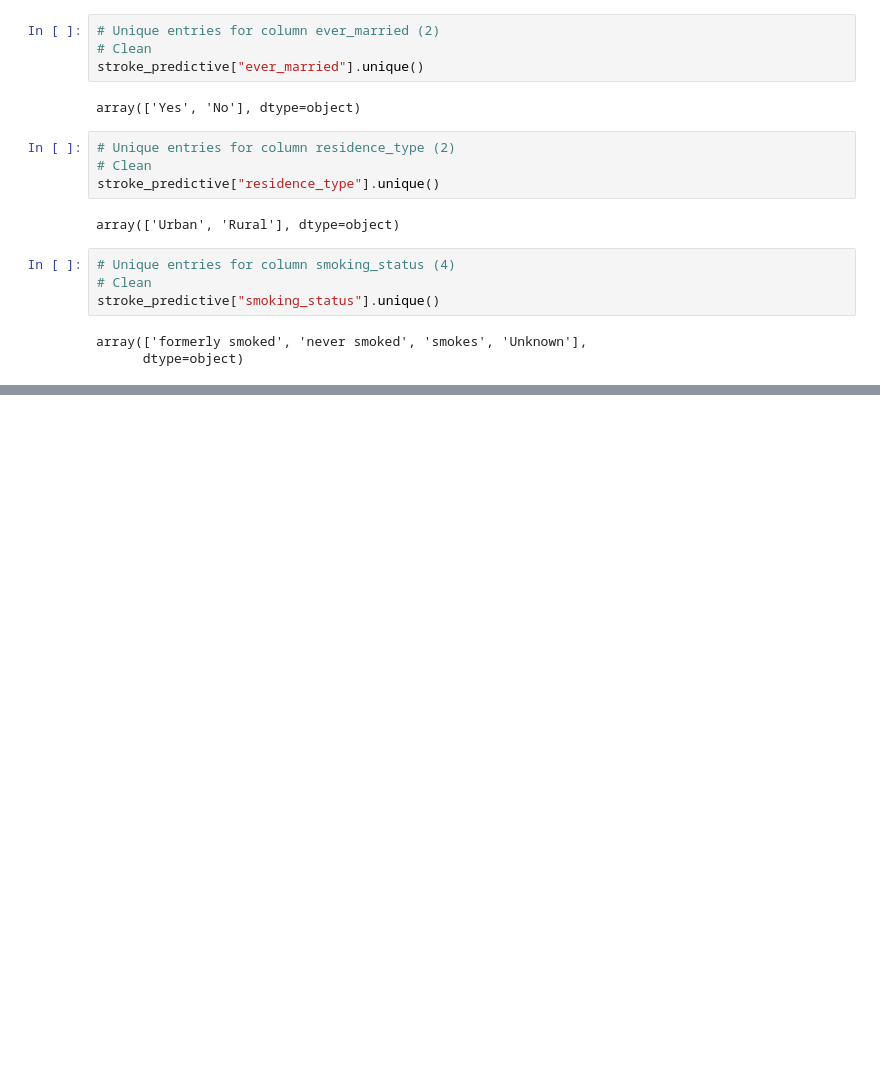
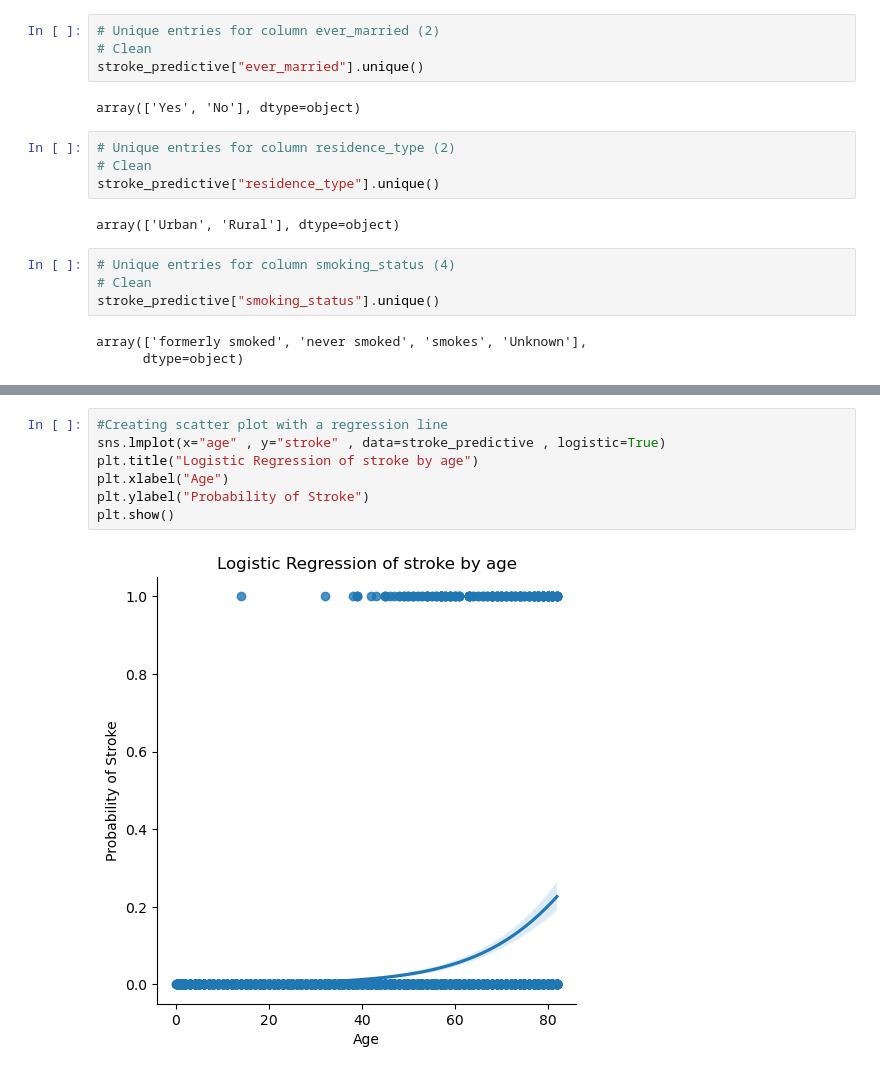
Before and after one commit to talazubi/project-1, a Jupyter notebook: cleaned_stroke_df.ipynb, the cells around one changed output, grey strips where cells are left out. Saved outputs shown, nothing was run; the diff lists cells and outputs as text; blank space fills up the shorter version.

```diff
--- a/cleaned_stroke_df.ipynb
+++ b/cleaned_stroke_df.ipynb
@@ -150,0 +220,9 @@ array(['formerly smoked', 'never smoked', 'smokes', 'Unknown'],
+# %%
+#Creating scatter plot with a regression line
+sns.lmplot(x="age" , y="stroke" , data=stroke_predictive , logistic=True)
+plt.title("Logistic Regression of stroke by age")
+plt.xlabel("Age")
+plt.ylabel("Probability of Stroke")
+plt.show()
+# %% [output]
+[figure, added]
```
Also changed, not shown: parts of 8 cells of this notebook, 4 other files.
